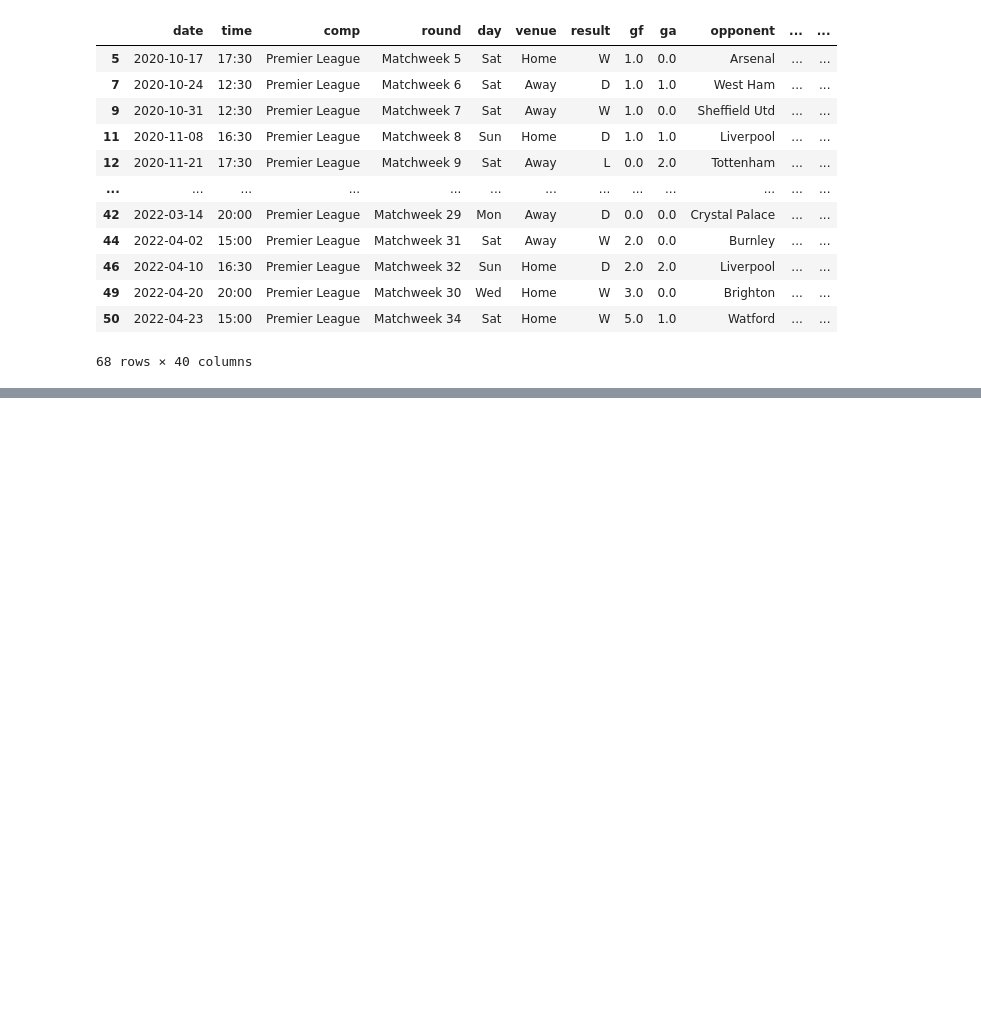
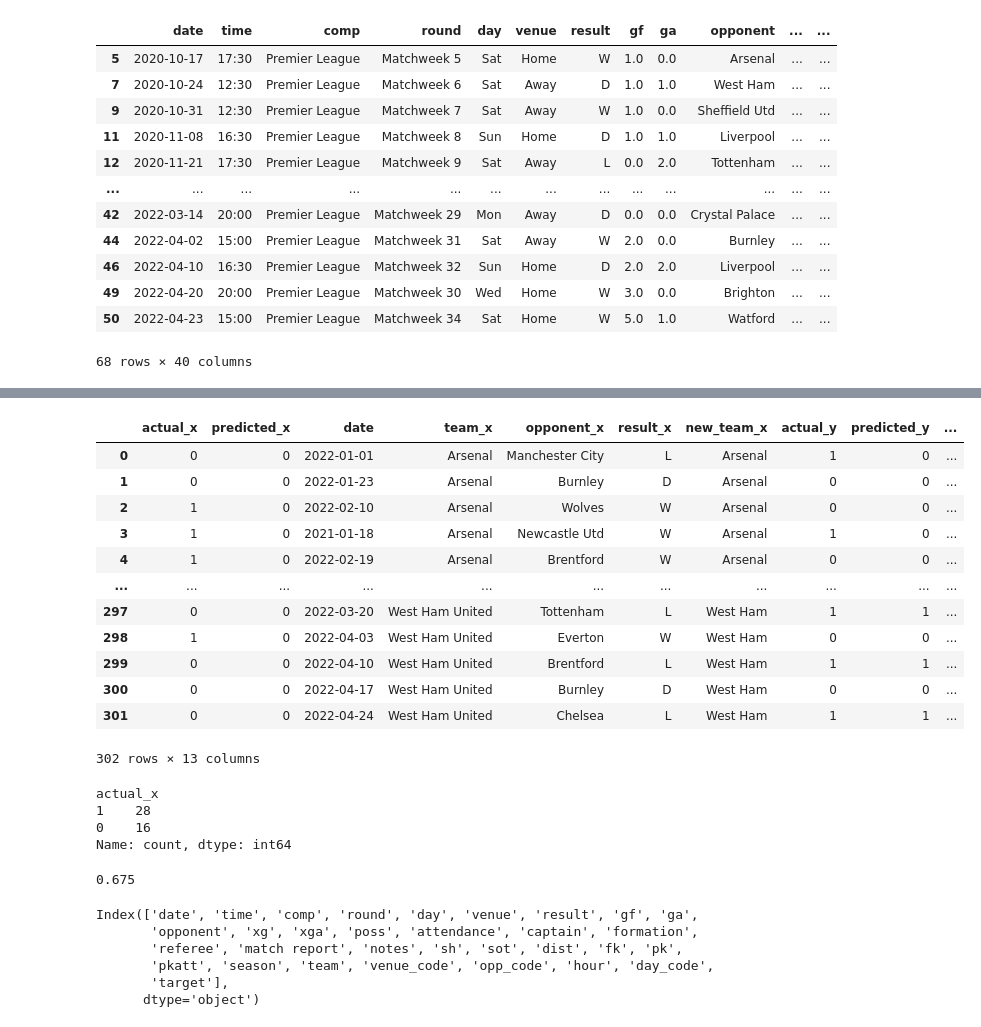
Before and after one commit to ainaingit/FootballResultPrediction, a Jupyter notebook: sample.ipynb, the cells around one changed output, grey strips where cells are left out. Saved outputs shown, nothing was run; the diff lists cells and outputs as text; code cells hidden in the pictures; blank space fills up the shorter version.

```diff
--- a/sample.ipynb
+++ b/sample.ipynb
@@ -267,0 +319,2 @@ rolling_average(group , cols , new_cols)
+# %%
+combined  = combined.merge(matches_rolling[['date','team','opponent','result']],left_index=True,right_index=True)
@@ -267,0 +338,15 @@ rolling_average(group , cols , new_cols)
+# %%
+# fonction retournant les nom des equipes conventionel
+# Manchester United -> Manchester Utd
+class MissingDict(dict):
+    __missing__= lambda self, key:key
+map_values={
+    "Brighton and Holve Albion" :"Brighton",
+    "Manchester United" : "Manchester Utd",
+    "Newcastel United" : "Newcastel Utd",
+    "Tottenham Hotspur" : "Tottenham",
+    "West Ham United" : "West Ham",
+    "Wolverhampton Wanderes" : "Wolves"
+
+}
+mapping  = MissingDict(**map_values)
@@ -267,0 +361,2 @@ rolling_average(group , cols , new_cols)
+# %%
+combined["new_team"] = combined["team"].map(mapping)
@@ -267,0 +380,38 @@ rolling_average(group , cols , new_cols)
+# %%
+merged = combined.merge(combined,left_on=['date','new_team'],right_on=['date','opponent'])
+# %%
+merged
+# %% [output]
+|  | actual_x | predicted_x | date | team_x | opponent_x | result_x | new_team_x | actual_y | predicted_y | ... |
+| 0 | 0 | 0 | 2022-01-01 | Arsenal | Manchester City | L | Arsenal | 1 | 0 | ... |
+| 1 | 0 | 0 | 2022-01-23 | Arsenal | Burnley | D | Arsenal | 0 | 0 | ... |
+| 2 | 1 | 0 | 2022-02-10 | Arsenal | Wolves | W | Arsenal | 0 | 0 | ... |
+| 3 | 1 | 0 | 2021-01-18 | Arsenal | Newcastle Utd | W | Arsenal | 1 | 0 | ... |
+| 4 | 1 | 0 | 2022-02-19 | Arsenal | Brentford | W | Arsenal | 0 | 0 | ... |
+| ... | ... | ... | ... | ... | ... | ... | ... | ... | ... | ... |
+| 297 | 0 | 0 | 2022-03-20 | West Ham United | Tottenham | L | West Ham | 1 | 1 | ... |
+| 298 | 1 | 0 | 2022-04-03 | West Ham United | Everton | W | West Ham | 0 | 0 | ... |
+| 299 | 0 | 0 | 2022-04-10 | West Ham United | Brentford | L | West Ham | 1 | 1 | ... |
+| 300 | 0 | 0 | 2022-04-17 | West Ham United | Burnley | D | West Ham | 0 | 0 | ... |
+| 301 | 0 | 0 | 2022-04-24 | West Ham United | Chelsea | L | West Ham | 1 | 1 | ... |
+302 rows × 13 columns
+# %%
+merged[(merged["predicted_x"]==1) & (merged["predicted_y"]==0)]["actual_x"].value_counts()
+# %% [output]
+actual_x
+1    28
+0    16
+Name: count, dtype: int64
+# %%
+27/40
+# %% [output]
+0.675
+# %%
+match.columns
+# %% [output]
+Index(['date', 'time', 'comp', 'round', 'day', 'venue', 'result', 'gf', 'ga',
+       'opponent', 'xg', 'xga', 'poss', 'attendance', 'captain', 'formation',
+       'referee', 'match report', 'notes', 'sh', 'sot', 'dist', 'fk', 'pk',
+       'pkatt', 'season', 'team', 'venue_code', 'opp_code', 'hour', 'day_code',
+       'target'],
+      dtype='object')
```
Also changed, not shown: parts of 10 cells of this notebook.
